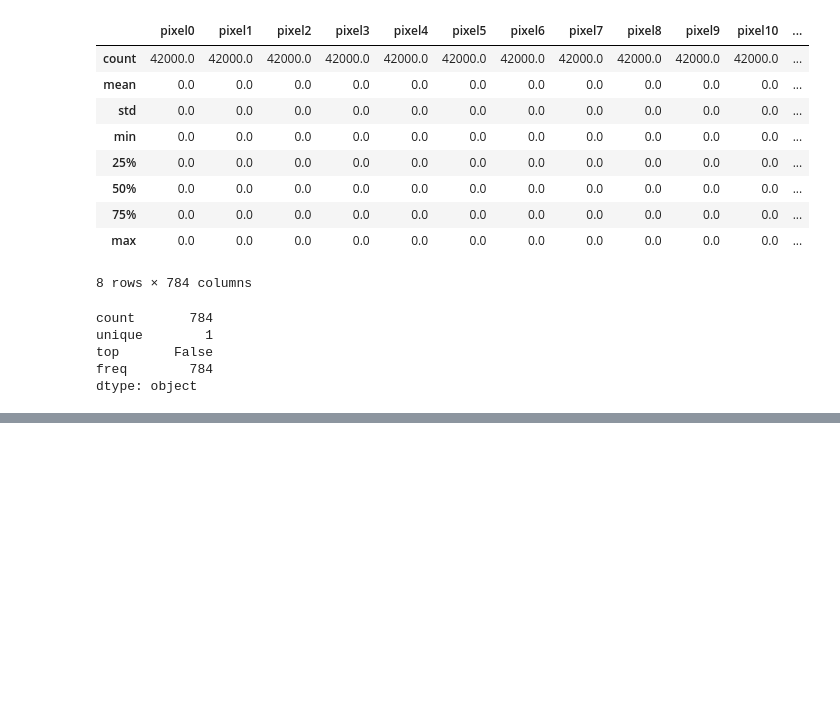
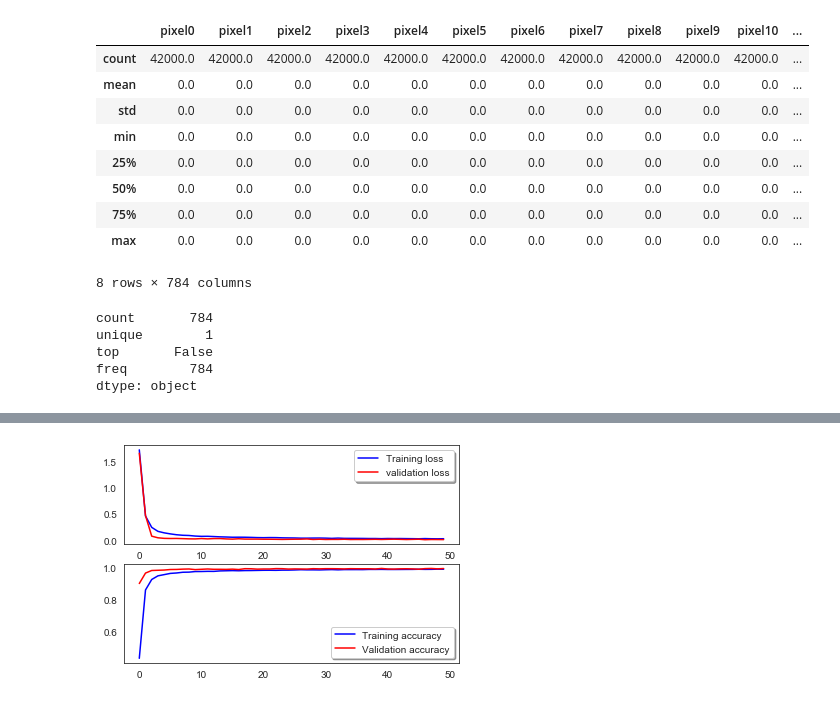
Before and after one commit to JakeCherrie/MNIST, a Jupyter notebook: notebooks/MNIST.ipynb, the cells around one changed output, grey strips where cells are left out. Saved outputs shown, nothing was run; the diff lists cells and outputs as text; code cells hidden in the pictures; blank space fills up the shorter version.

```diff
--- a/MNIST.ipynb
+++ b/notebooks/MNIST.ipynb
@@ -104,0 +156,7 @@ test = test/255
+# %%
+# Define the optimizer
+optimizer = RAdamOptimizer(warmup_proportion=0.1, min_lr=1e-5)
+# optimizer = RMSprop(lr=0.001, rho=0.9, epsilon=1e-08, decay=0.0)
+# %%
+# Compile the model
+model.compile(optimizer = optimizer, loss = "categorical_crossentropy", metrics=["accuracy"])
@@ -104,0 +170,25 @@ test = test/255
+# %%
+# With data augmentation to prevent overfitting (accuracy 0.99286)
+
+datagen = ImageDataGenerator(
+        featurewise_center=False,  # set input mean to 0 over the dataset
+        samplewise_center=False,  # set each sample mean to 0
+        featurewise_std_normalization=False,  # divide inputs by std of the dataset
+        samplewise_std_normalization=False,  # divide each input by its std
+        zca_whitening=False,  # apply ZCA whitening
+        rotation_range=10,  # randomly rotate images in the range (degrees, 0 to 180)
+        zoom_range = 0.1, # Randomly zoom image
+        width_shift_range=0.1,  # randomly shift images horizontally (fraction of total width)
+        height_shift_range=0.1,  # randomly shift images vertically (fraction of total height)
+        horizontal_flip=False,  # randomly flip images
+        vertical_flip=False)  # randomly flip images
+
+datagen.fit(train)
+# %%
+# Fit the model
+history = model.fit_generator(datagen.flow(train, target, batch_size=256),
+                              epochs = 50, validation_data = (train_val, target_val),
+                              verbose = 1
+#                               , steps_per_epoch=train.shape[0] // batch_size
+#                               , callbacks=[learning_rate_reduction]
+                             )
@@ -104,0 +213,12 @@ test = test/255
+# %%
+# Plot the loss and accuracy curves for training and validation
+fig, ax = plt.subplots(2,1)
+ax[0].plot(history.history['loss'], color='b', label="Training loss")
+ax[0].plot(history.history['val_loss'], color='r', label="validation loss",axes =ax[0])
+legend = ax[0].legend(loc='best', shadow=True)
+
+ax[1].plot(history.history['acc'], color='b', label="Training accuracy")
+ax[1].plot(history.history['val_acc'], color='r',label="Validation accuracy")
+legend = ax[1].legend(loc='best', shadow=True)
+# %% [output]
+[figure, added]
```
Also changed, not shown: parts of 19 cells of this notebook, 12 other files.
